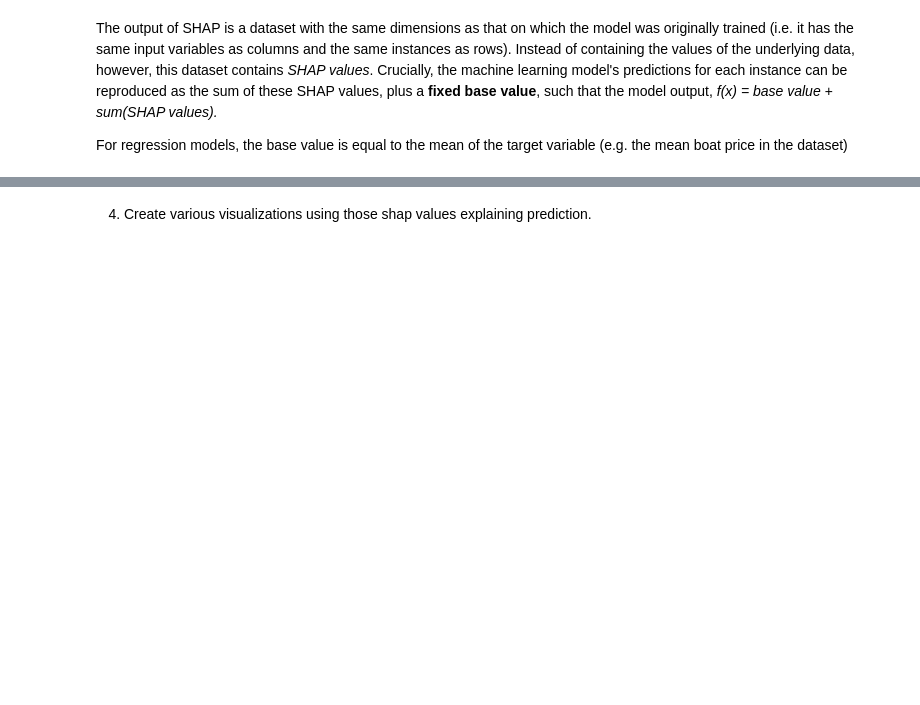
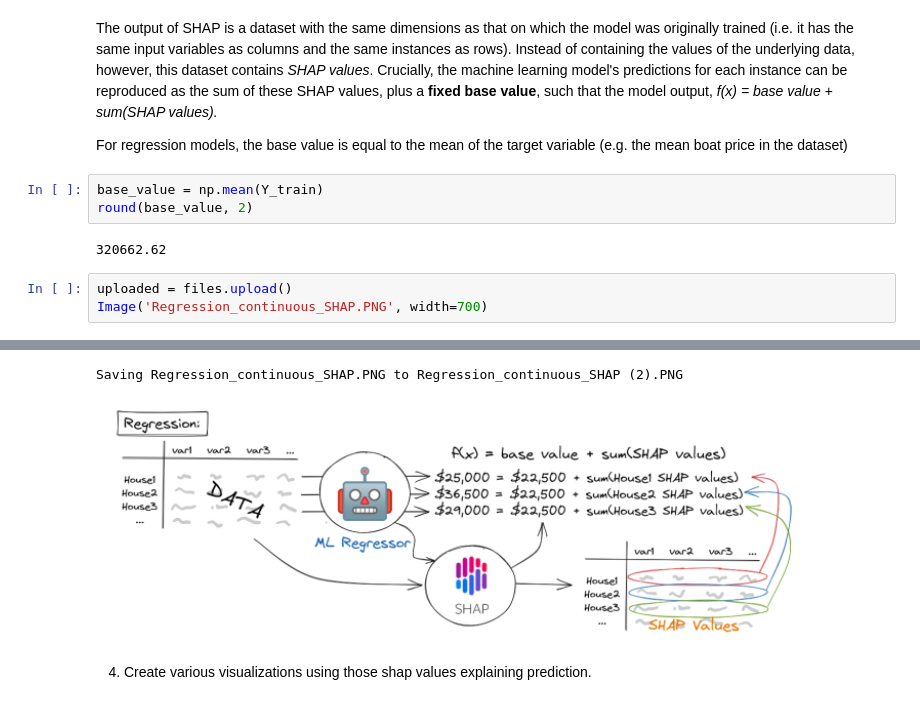
Before and after one commit to lovedatascience1/AcademyPublic, a Jupyter notebook: Boats.ipynb, the cells around one changed output, grey strips where cells are left out. Saved outputs shown, nothing was run; the diff lists cells and outputs as text; blank space fills up the shorter version.

```diff
--- a/Boats.ipynb
+++ b/Boats.ipynb
@@ -2904,3 +2889,12 @@ plus a  **fixed base value**, such that the model output, *f(x) = base value + s
 
 For regression models, the base value is equal to the mean
 of the target variable (e.g. the mean boat price in the dataset)
+# %%
+base_value = np.mean(Y_train)
+round(base_value, 2)
+# %% [output]
+320662.62
+# %%
+uploaded = files.upload()
+Image('Regression_continuous_SHAP.PNG', width=700)
+# %% [output]
@@ -2907,3 +2902,5 @@ of the target variable (e.g. the mean boat price in the dataset)
+Saving Regression_continuous_SHAP.PNG to Regression_continuous_SHAP (2).PNG
+[figure, added]
 # %% [markdown]
 4. Create various visualizations using those shap values explaining prediction.
 # %% [markdown]
```
Also changed, not shown: parts of 2 cells of this notebook.
